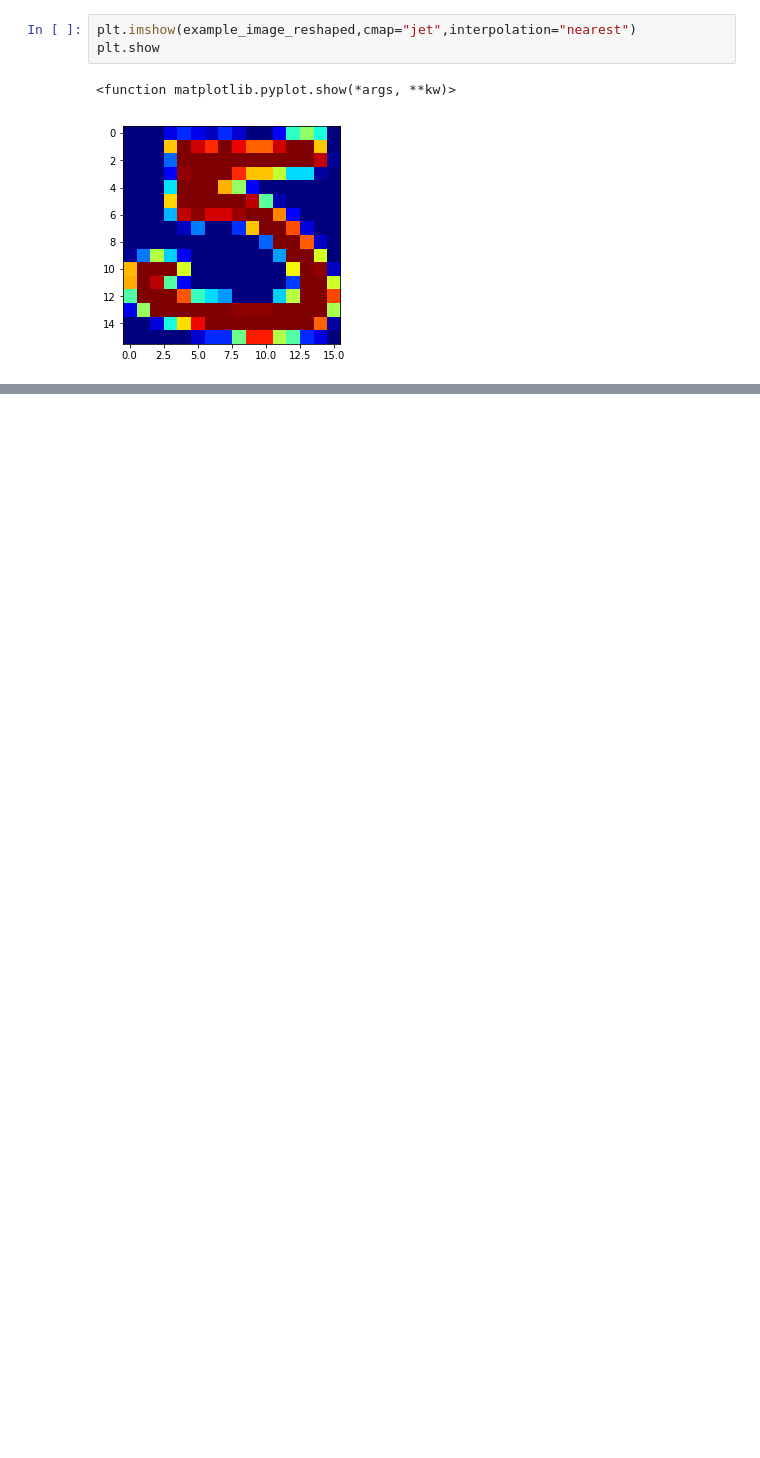
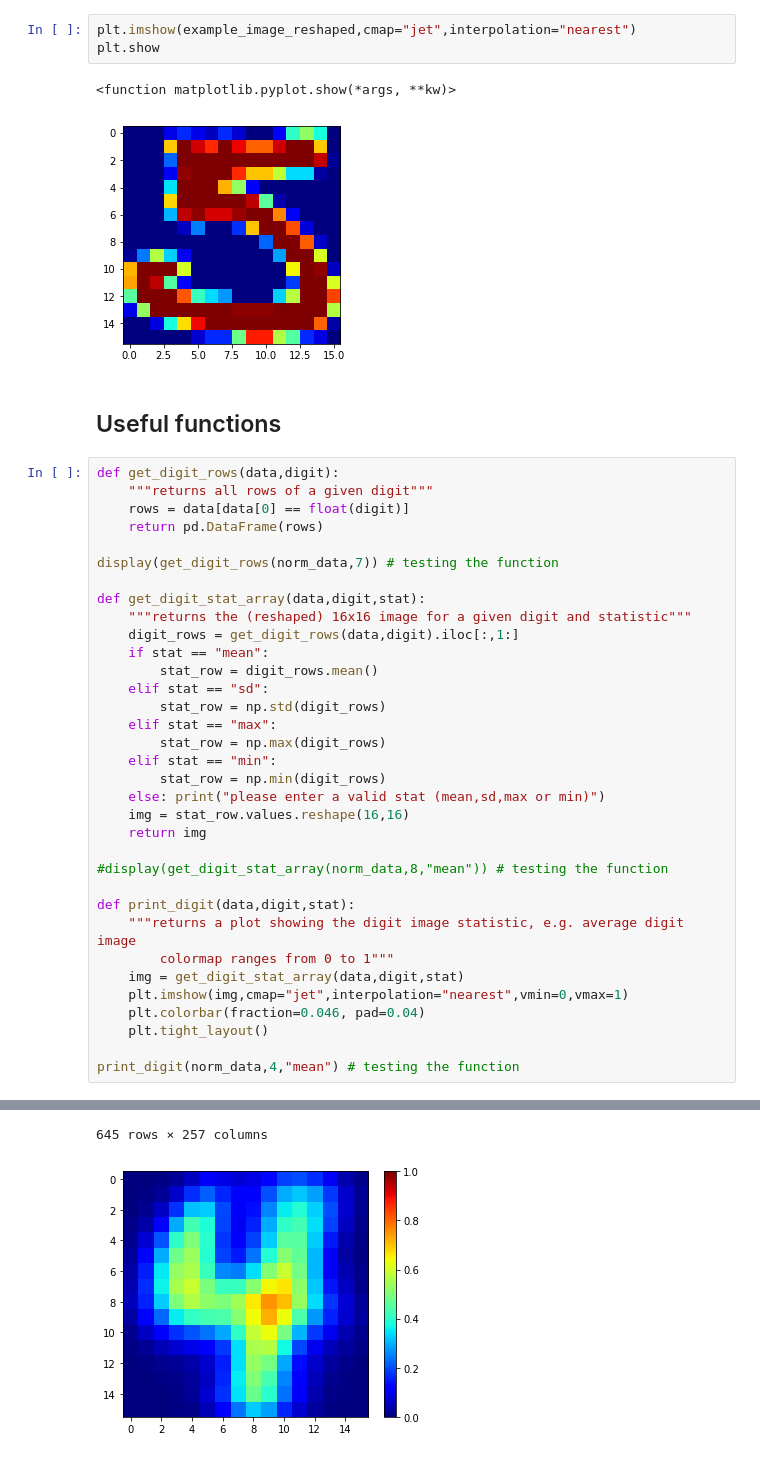
Before and after one commit to r9d9/descript_analysis, a Jupyter notebook: Descriptives_Digits.ipynb, the cells around one changed output, grey strips where cells are left out. Drawn from its saved outputs; the diff is of its cells as text; blank space fills up the shorter version.

```diff
--- a/Descriptives_Digits.ipynb
+++ b/Descriptives_Digits.ipynb
@@ -33,3 +44,40 @@ plt.show
 # %% [output]
 <function matplotlib.pyplot.show(*args, **kw)>
 [figure]
+# %% [markdown]
+## Useful functions
+# %%
+def get_digit_rows(data,digit):
+    """returns all rows of a given digit"""
+    rows = data[data[0] == float(digit)]
+    return pd.DataFrame(rows)
+
+display(get_digit_rows(norm_data,7)) # testing the function
+
+def get_digit_stat_array(data,digit,stat):
+    """returns the (reshaped) 16x16 image for a given digit and statistic"""
+    digit_rows = get_digit_rows(data,digit).iloc[:,1:]
+    if stat == "mean":
+        stat_row = digit_rows.mean()
+    elif stat == "sd":
+        stat_row = np.std(digit_rows)
+    elif stat == "max":
+        stat_row = np.max(digit_rows)
+    elif stat == "min":
+        stat_row = np.min(digit_rows)
+    else: print("please enter a valid stat (mean,sd,max or min)")
+    img = stat_row.values.reshape(16,16)
+    return img
+
+#display(get_digit_stat_array(norm_data,8,"mean")) # testing the function
+
+def print_digit(data,digit,stat):
+    """returns a plot showing the digit image statistic, e.g. average digit image
+        colormap ranges from 0 to 1"""
+    img = get_digit_stat_array(data,digit,stat)
+    plt.imshow(img,cmap="jet",interpolation="nearest",vmin=0,vmax=1)
+    plt.colorbar(fraction=0.046, pad=0.04)
+    plt.tight_layout()
+
+print_digit(norm_data,4,"mean") # testing the function
+# %% [output]
@@ -36 +101,3 @@ plt.show
+645 rows × 257 columns
+[figure, added]
 # %% [markdown]
```
Also changed, not shown: parts of 21 cells of this notebook, 6 other files.
